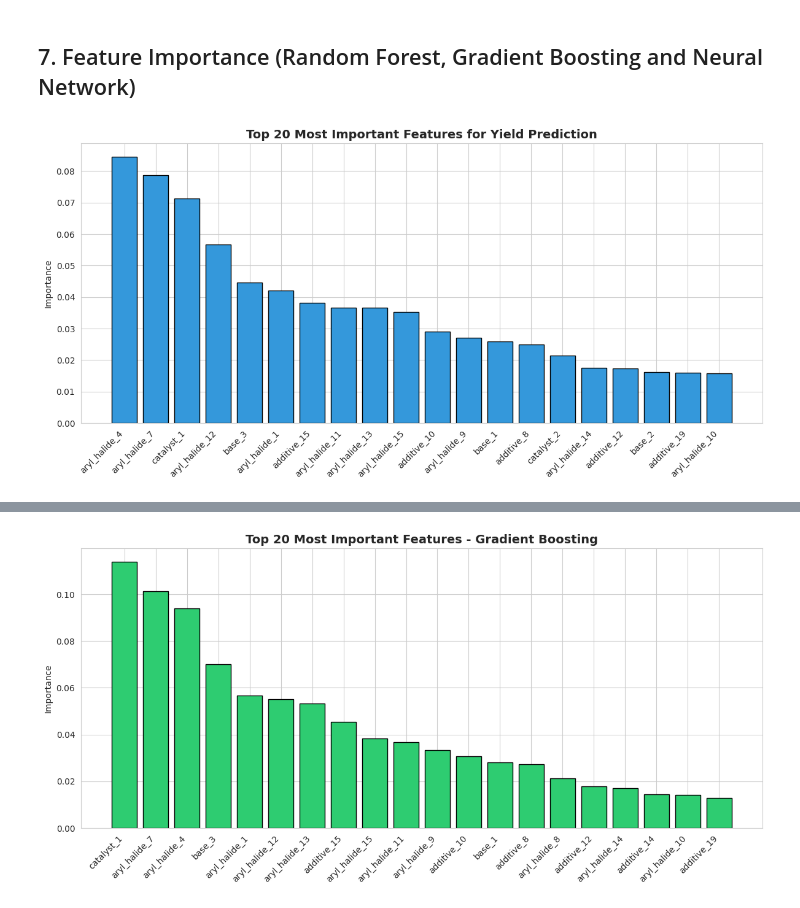
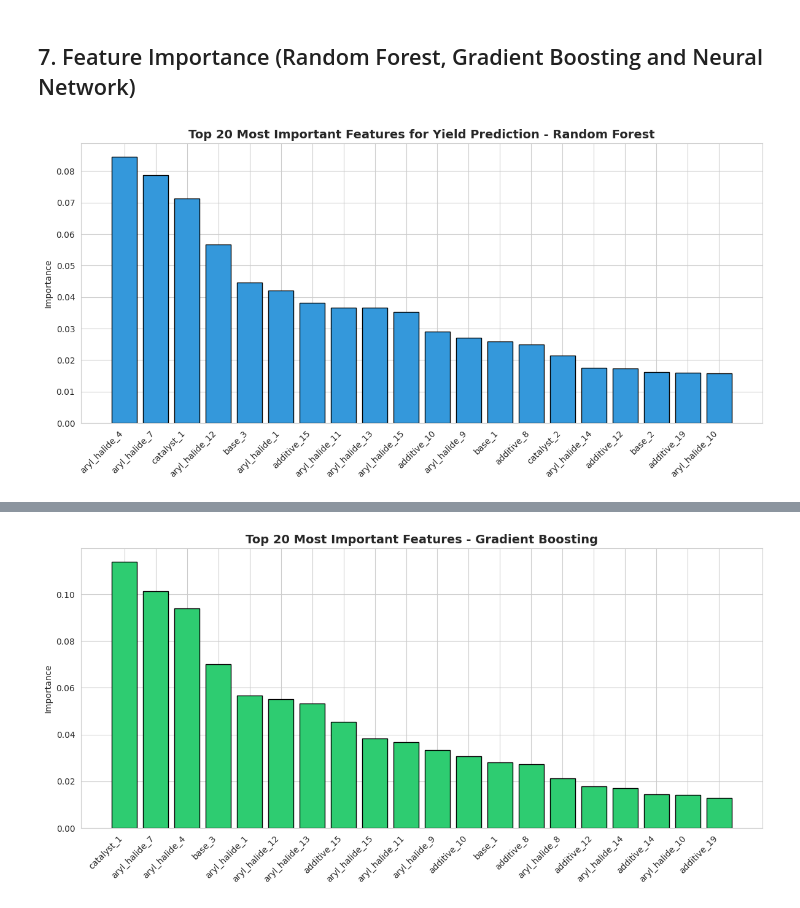
Before and after one commit to HatefRahimi/DigitalAlchemy, a Jupyter notebook: ORD/yield_prediction_ahneman.ipynb, the cells around one changed output, grey strips where cells are left out. Drawn from its saved outputs; the diff is of its cells as text; code cells hidden in the pictures.

Commit message:
minor changes on the graph

```diff
--- a/ORD/yield_prediction_ahneman.ipynb
+++ b/ORD/yield_prediction_ahneman.ipynb
@@ -511,22 +485,22 @@ Prediction accuracy (Neural Network):
 # %%
 # Get feature importance from Random Forest
 rf = sklearn_results['Random Forest']['model']
 feature_names = one_hot_encoded_data.drop(columns=['yield']).columns
 importances = rf.feature_importances_
 
 # Get top 20
 indices = np.argsort(importances)[::-1][:20]
 
 fig, ax = plt.subplots(figsize=(12, 6))
 ax.bar(range(20), importances[indices], color='#3498db', edgecolor='black')
 ax.set_xticks(range(20))
 ax.set_xticklabels([feature_names[i][:20] for i in indices], rotation=45, ha='right')
 ax.set_ylabel('Importance')
-ax.set_title('Top 20 Most Important Features for Yield Prediction', fontsize=14, fontweight='bold')
+ax.set_title('Top 20 Most Important Features for Yield Prediction - Random Forest', fontsize=14, fontweight='bold')
 plt.tight_layout()
 plt.show()
 # %% [output]
-[figure, old version]
+[figure, new version]
 # %%
 from sklearn.base import BaseEstimator, RegressorMixin
 from sklearn.inspection import permutation_importance
```
Also changed, not shown: parts of 11 cells of this notebook.
